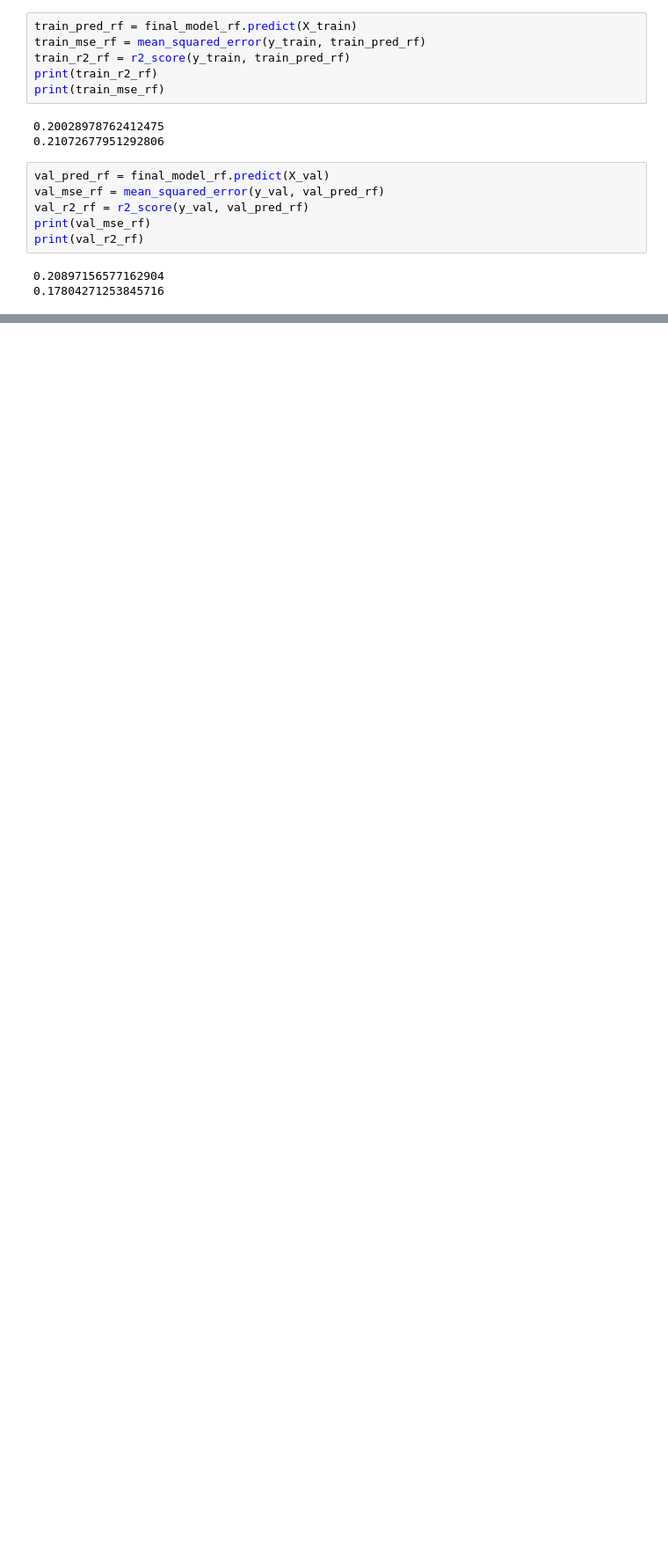
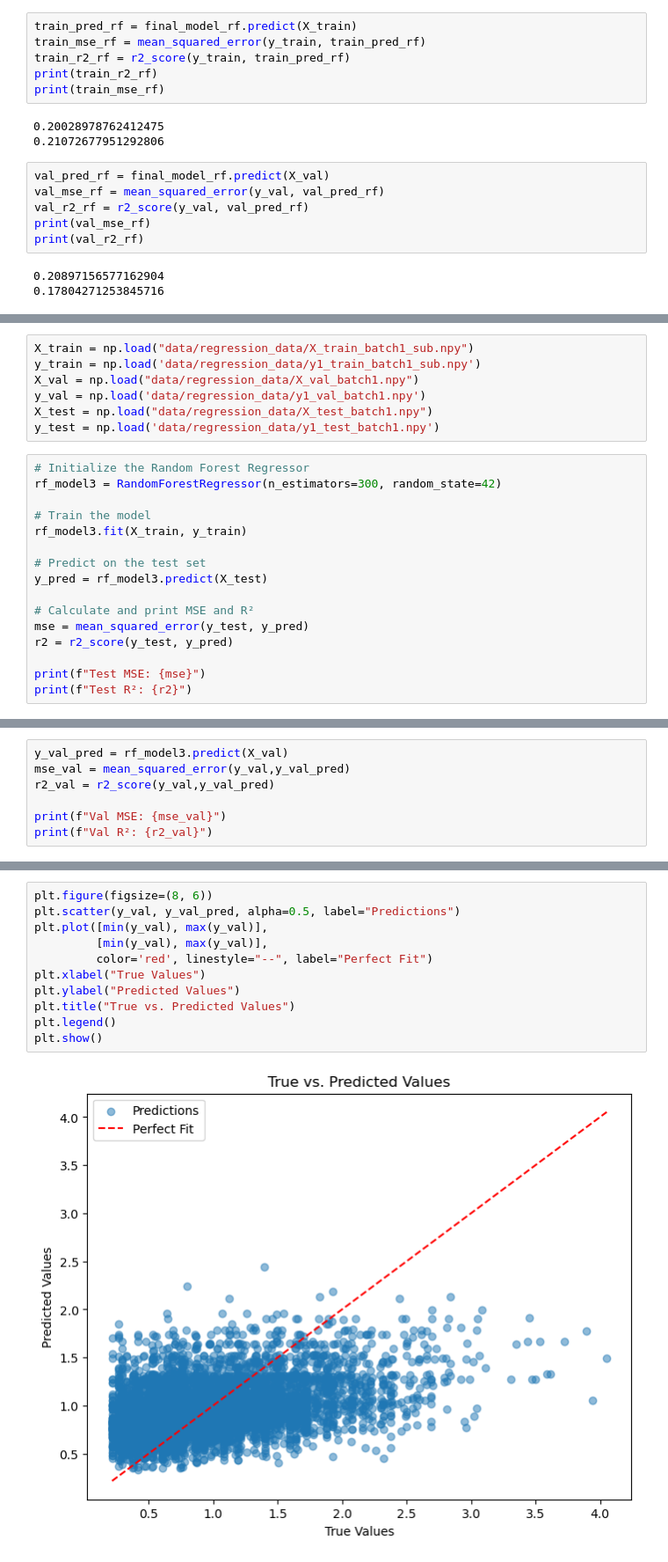
Before and after one commit to riccardoAli31/Gene-expression-changes-from-CNV, a Jupyter notebook: linear_regression_2.ipynb, the cells around one changed output, grey strips where cells are left out. Shown at 88% size. Saved outputs shown, nothing was run; the diff lists cells and outputs as text; blank space fills up the shorter version.

```diff
--- a/linear_regression_2.ipynb
+++ b/linear_regression_2.ipynb
@@ -196,0 +304,23 @@ print(val_r2_rf)
+# %%
+X_train = np.load("data/regression_data/X_train_batch1_sub.npy")
+y_train = np.load('data/regression_data/y1_train_batch1_sub.npy')
+X_val = np.load("data/regression_data/X_val_batch1.npy")
+y_val = np.load('data/regression_data/y1_val_batch1.npy')
+X_test = np.load("data/regression_data/X_test_batch1.npy")
+y_test = np.load('data/regression_data/y1_test_batch1.npy')
+# %%
+# Initialize the Random Forest Regressor
+rf_model3 = RandomForestRegressor(n_estimators=300, random_state=42)
+
+# Train the model
+rf_model3.fit(X_train, y_train)
+
+# Predict on the test set
+y_pred = rf_model3.predict(X_test)
+
+# Calculate and print MSE and R²
+mse = mean_squared_error(y_test, y_pred)
+r2 = r2_score(y_test, y_pred)
+
+print(f"Test MSE: {mse}")
+print(f"Test R²: {r2}")
@@ -196,0 +330,7 @@ print(val_r2_rf)
+# %%
+y_val_pred = rf_model3.predict(X_val)
+mse_val = mean_squared_error(y_val,y_val_pred)
+r2_val = r2_score(y_val,y_val_pred)
+
+print(f"Val MSE: {mse_val}")
+print(f"Val R²: {r2_val}")
@@ -196,0 +350,13 @@ print(val_r2_rf)
+# %%
+plt.figure(figsize=(8, 6))
+plt.scatter(y_val, y_val_pred, alpha=0.5, label="Predictions")
+plt.plot([min(y_val), max(y_val)],
+         [min(y_val), max(y_val)],
+         color='red', linestyle="--", label="Perfect Fit")
+plt.xlabel("True Values")
+plt.ylabel("Predicted Values")
+plt.title("True vs. Predicted Values")
+plt.legend()
+plt.show()
+# %% [output]
+[figure, added]
```
Also changed, not shown: parts of 43 cells of this notebook.
